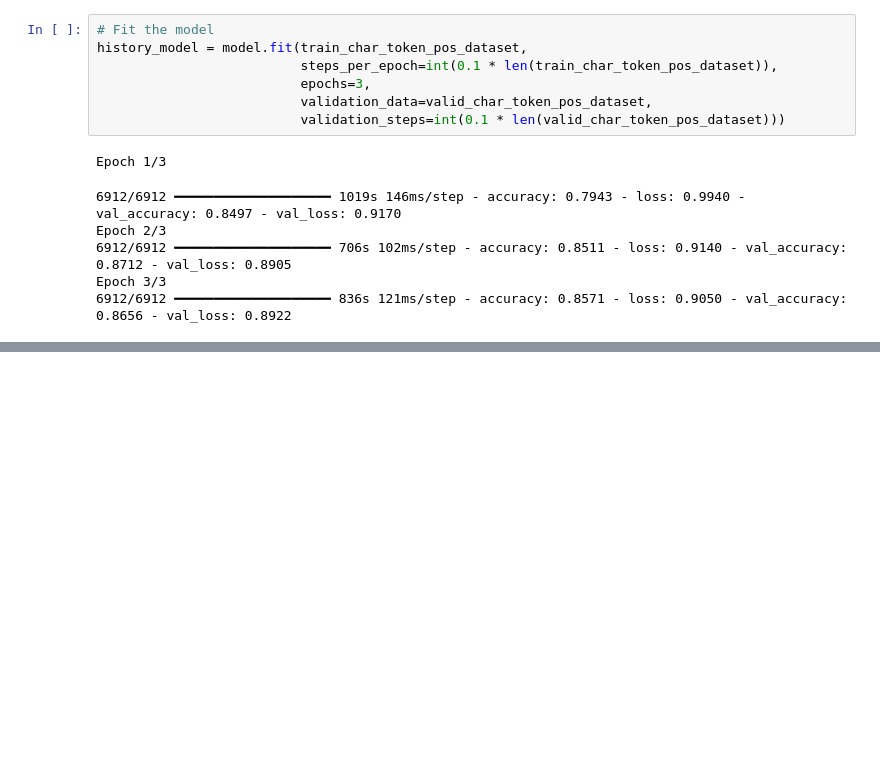
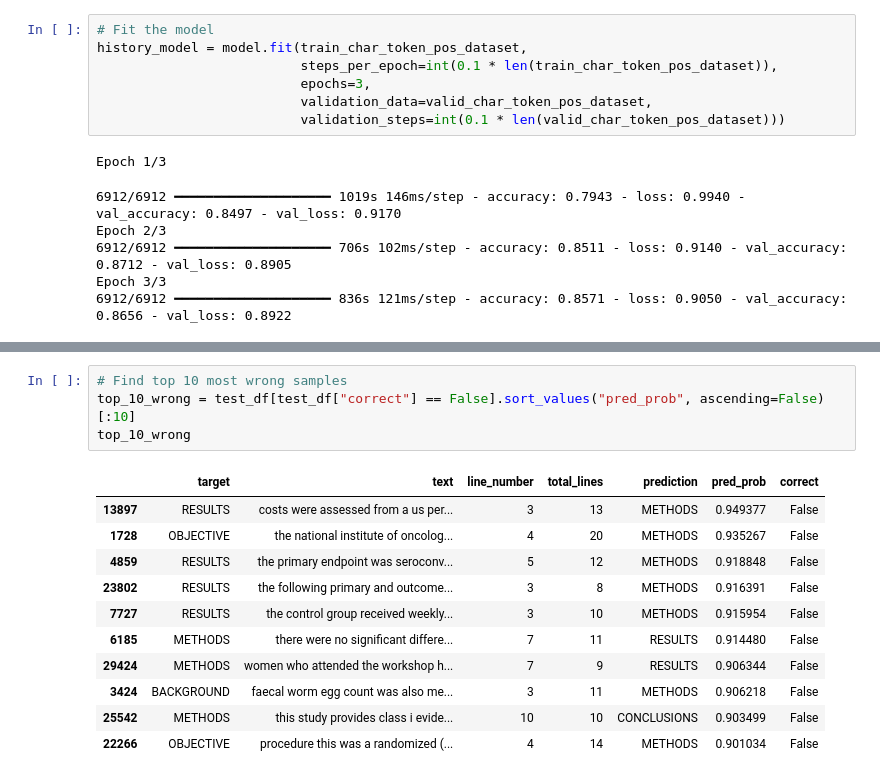
Before and after one commit to davydantoniuk/skimlit-nlp-project, a Jupyter notebook: skimlit.ipynb, the cells around one changed output, grey strips where cells are left out. Cells and saved outputs as stored; diff of their text form; blank space fills up the shorter version.

```diff
--- a/skimlit.ipynb
+++ b/skimlit.ipynb
@@ -339,0 +420,16 @@ Epoch 3/3
+# %%
+# Find top 10 most wrong samples
+top_10_wrong = test_df[test_df["correct"] == False].sort_values("pred_prob", ascending=False)[:10]
+top_10_wrong
+# %% [output]
+|  | target | text | line_number | total_lines | prediction | pred_prob | correct |
+| 13897 | RESULTS | costs were assessed from a us per... | 3 | 13 | METHODS | 0.949377 | False |
+| 1728 | OBJECTIVE | the national institute of oncolog... | 4 | 20 | METHODS | 0.935267 | False |
+| 4859 | RESULTS | the primary endpoint was seroconv... | 5 | 12 | METHODS | 0.918848 | False |
+| 23802 | RESULTS | the following primary and outcome... | 3 | 8 | METHODS | 0.916391 | False |
+| 7727 | RESULTS | the control group received weekly... | 3 | 10 | METHODS | 0.915954 | False |
+| 6185 | METHODS | there were no significant differe... | 7 | 11 | RESULTS | 0.914480 | False |
+| 29424 | METHODS | women who attended the workshop h... | 7 | 9 | RESULTS | 0.906344 | False |
+| 3424 | BACKGROUND | faecal worm egg count was also me... | 3 | 11 | METHODS | 0.906218 | False |
+| 25542 | METHODS | this study provides class i evide... | 10 | 10 | CONCLUSIONS | 0.903499 | False |
+| 22266 | OBJECTIVE | procedure this was a randomized (... | 4 | 14 | METHODS | 0.901034 | False |
```
Also changed, not shown: parts of 12 cells of this notebook.
